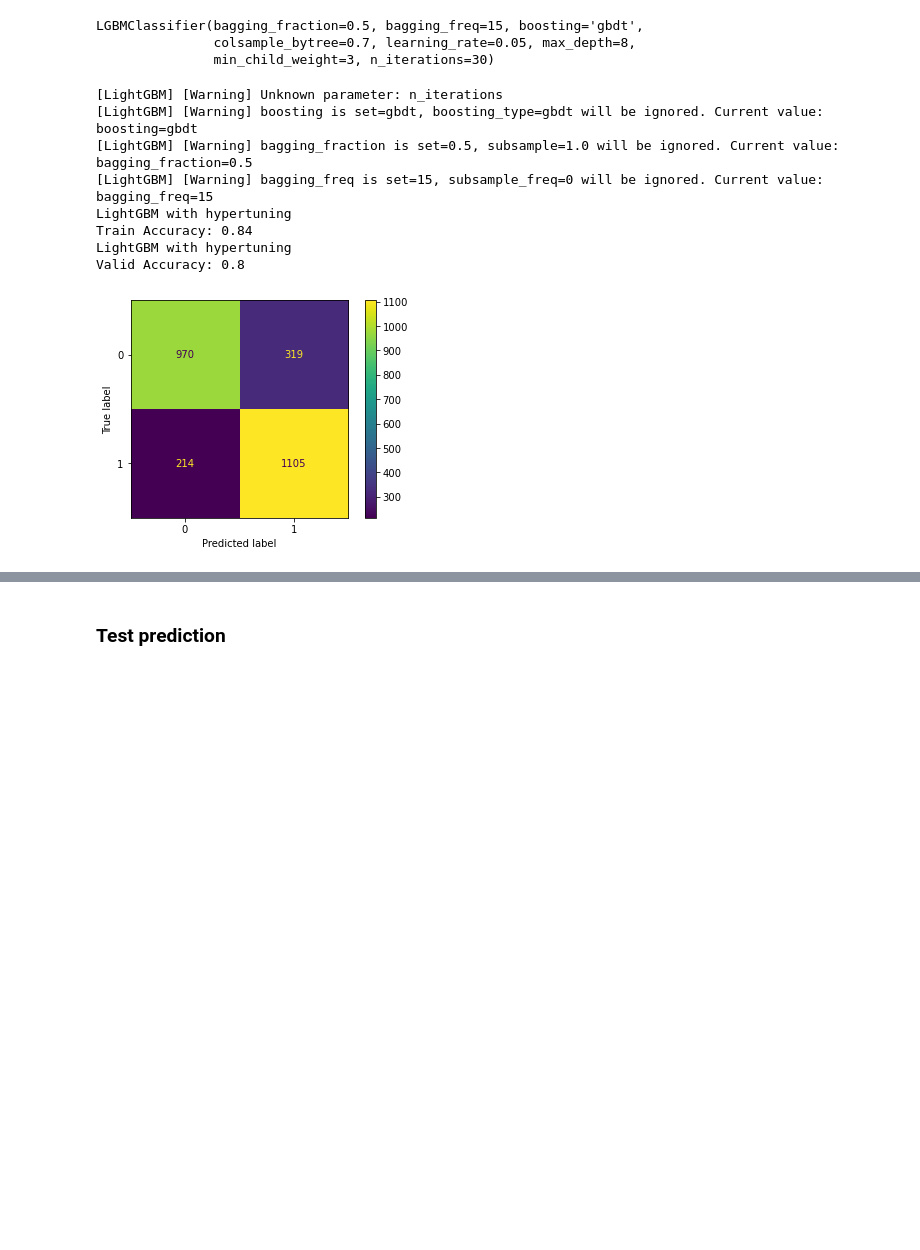
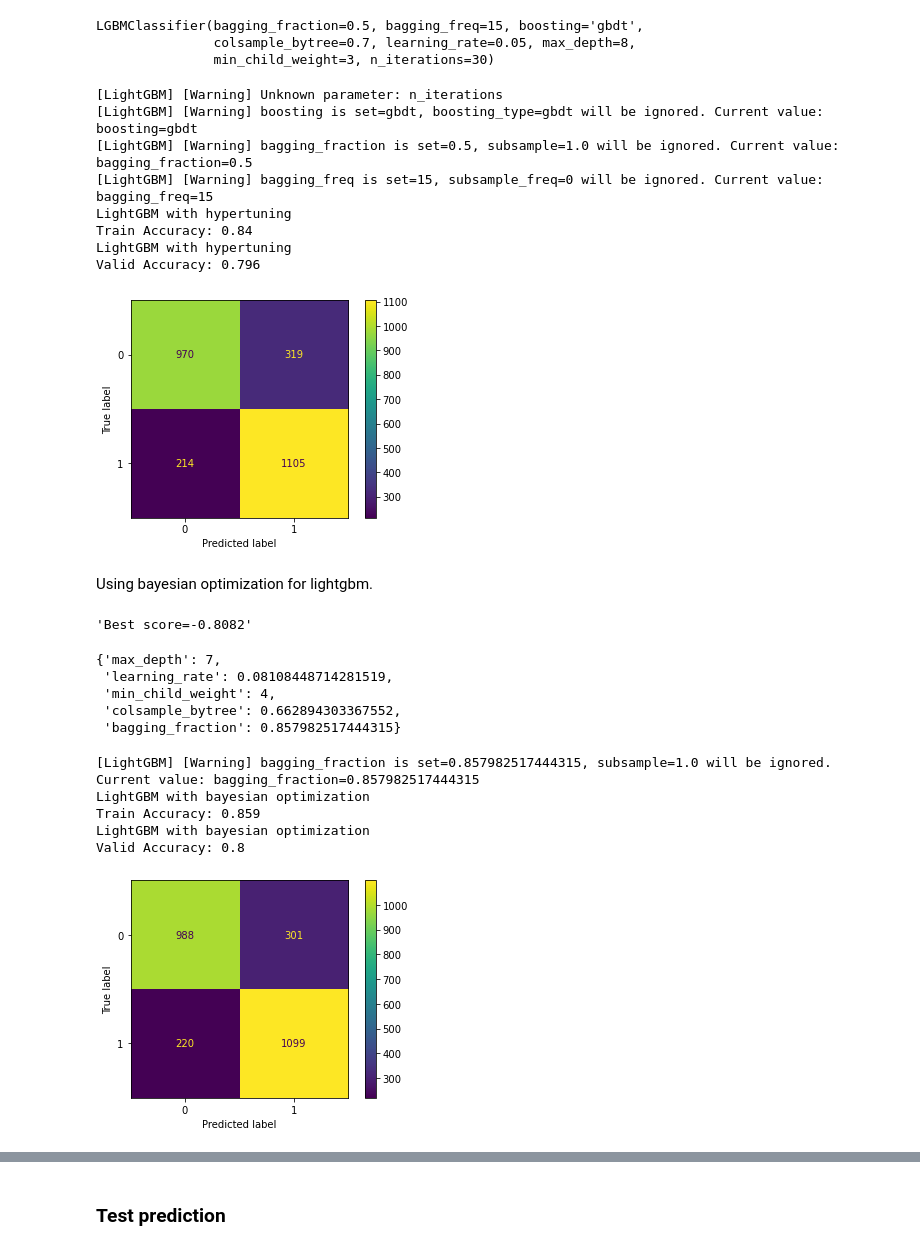
Before and after one commit to rodrigopzt/Kaggle-Competitions, a Jupyter notebook: Spaceship Titanic/spaceship_titanic.ipynb, the cells around one changed output, grey strips where cells are left out. Cells and saved outputs as stored; diff of their text form; code cells hidden in the pictures; blank space fills up the shorter version.

```diff
--- a/Spaceship Titanic/spaceship_titanic.ipynb
+++ b/Spaceship Titanic/spaceship_titanic.ipynb
@@ -523,8 +523,8 @@ cm = confusion_matrix(y_valid, pred_lgb_tuned, labels=lgb_final.classes_)
 disp = ConfusionMatrixDisplay(confusion_matrix=cm,
                                display_labels=lgb_final.classes_)
 disp.plot()
-print("LightGBM with hypertuning\nTrain Accuracy:", round(accuracy_score(y_train, pred_lgb_train), 2) )
-print("LightGBM with hypertuning\nValid Accuracy:", round(accuracy_score(y_valid, pred_lgb_tuned), 2) )
+print("LightGBM with hypertuning\nTrain Accuracy:", round(accuracy_score(y_train, pred_lgb_train), 3) )
+print("LightGBM with hypertuning\nValid Accuracy:", round(accuracy_score(y_valid, pred_lgb_tuned), 3) )
 # %% [output]
 [LightGBM] [Warning] Unknown parameter: n_iterations
 [LightGBM] [Warning] boosting is set=gbdt, boosting_type=gbdt will be ignored. Current value: boosting=gbdt
@@ -533,5 +533,37 @@ print("LightGBM with hypertuning\nValid Accuracy:", round(accuracy_score(y_valid
 LightGBM with hypertuning
 Train Accuracy: 0.84
 LightGBM with hypertuning
-Valid Accuracy: 0.8
+Valid Accuracy: 0.796
 [figure]
+# %% [markdown]
+Using bayesian optimization for lightgbm.
+# %%
+mod_lgb = lgb.LGBMClassifier(random_state=42)
+
+# The list of hyper-parameters we want to optimize. For each one we define the
+# bounds, the corresponding scikit-learn parameter name, as well as how to
+# sample values from that dimension (`'log-uniform'` for the learning rate)
+space  = [Integer(3, 20, name='max_depth'),
+          Real(0.025, 0.30, name='learning_rate'),
+          Integer(1, 7, name='min_child_weight'),
+          Real(0, 0.30, name='learning_rate'),
+          Real(0.3, 0.7, name='colsample_bytree'),
+          Real(0, 0.9, name='bagging_fraction')#,
+          #Real(0, 20, name='bagging_freq')
+          ]
+
+# this decorator allows your objective function to receive a the parameters as
+# keyword arguments. This is particularly convenient when you want to set
+# scikit-learn estimator parameters
+@use_named_args(space)
+def objective(**params):
+    mod_lgb.set_params(**params)
+
+    return -np.mean(cross_val_score(mod_lgb, X_train, y_train, cv=50, n_jobs=-1,
+                                    scoring="accuracy"))
+
+res_gp = gp_minimize(objective, space, n_calls=15, random_state=50)
+
+"Best score=%.4f" % res_gp.fun
+# %% [output]
+'Best score=-0.8082'
@@ -538 +574,29 @@ Valid Accuracy: 0.8
+# %%
+best_pars_lgb
+# %% [output]
+{'max_depth': 7,
+ 'learning_rate': 0.08108448714281519,
+ 'min_child_weight': 4,
+ 'colsample_bytree': 0.662894303367552,
+ 'bagging_fraction': 0.857982517444315}
+# %%
+lgb_opt=lgb.LGBMClassifier(**best_pars_lgb, random_state=42)
+lgb_opt.fit(X_train, y_train)
+
+pred_lgb_train = lgb_opt.predict(X_train)
+pred_lgb_tuned = lgb_opt.predict(X_valid)
+
+cm = confusion_matrix(y_valid, pred_lgb_tuned, labels=lgb_opt.classes_)
+disp = ConfusionMatrixDisplay(confusion_matrix=cm,
+                               display_labels=lgb_opt.classes_)
+disp.plot()
+print("LightGBM with bayesian optimization\nTrain Accuracy:", round(accuracy_score(y_train, pred_lgb_train), 3) )
+print("LightGBM with bayesian optimization\nValid Accuracy:", round(accuracy_score(y_valid, pred_lgb_tuned), 3) )
+# %% [output]
+[LightGBM] [Warning] bagging_fraction is set=0.857982517444315, subsample=1.0 will be ignored. Current value: bagging_fraction=0.857982517444315
+LightGBM with bayesian optimization
+Train Accuracy: 0.859
+LightGBM with bayesian optimization
+Valid Accuracy: 0.8
+[figure, added]
 # %%
```
Also changed, not shown: parts of 5 cells of this notebook, 2 other files.
